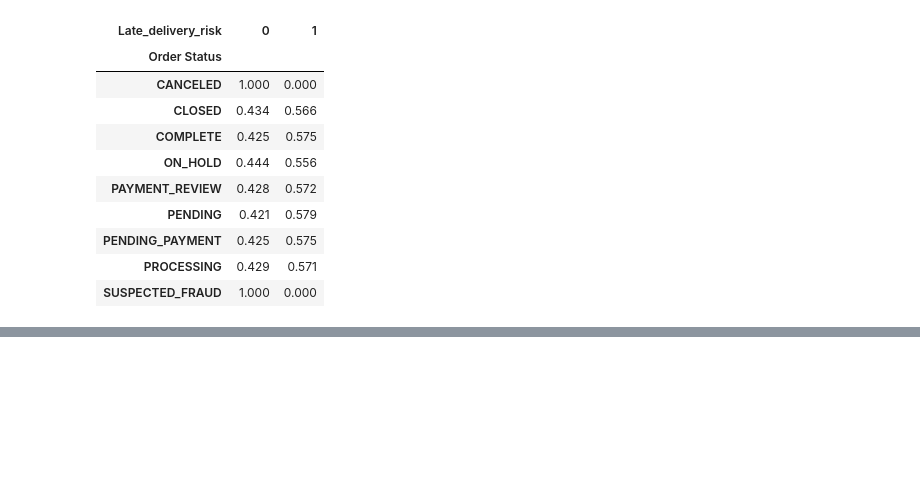
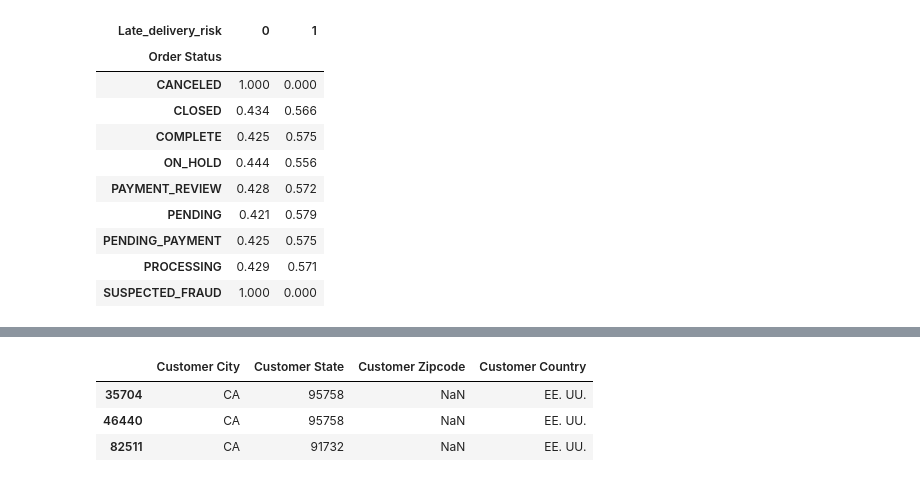
Before and after one commit to elhamrouzban/LogiGuard, a Jupyter notebook: notebooks/01_data_understanding.ipynb, the cells around one changed output, grey strips where cells are left out. Cells and saved outputs as stored; diff of their text form; code cells hidden in the pictures; blank space fills up the shorter version.

```diff
--- a/notebooks/01_data_understanding.ipynb
+++ b/notebooks/01_data_understanding.ipynb
@@ -998,0 +1202,15 @@ pd.crosstab(
+# %%
+df.loc[
+    df["Customer State"].isin(["91732", "95758"]),
+    [
+        "Customer City",
+        "Customer State",
+        "Customer Zipcode",
+        "Customer Country",
+    ]
+]
+# %% [output]
+|  | Customer City | Customer State | Customer Zipcode | Customer Country |
+| 35704 | CA | 95758 | NaN | EE. UU. |
+| 46440 | CA | 95758 | NaN | EE. UU. |
+| 82511 | CA | 91732 | NaN | EE. UU. |
```
Also changed, not shown: parts of 17 cells of this notebook, 1 other file.
